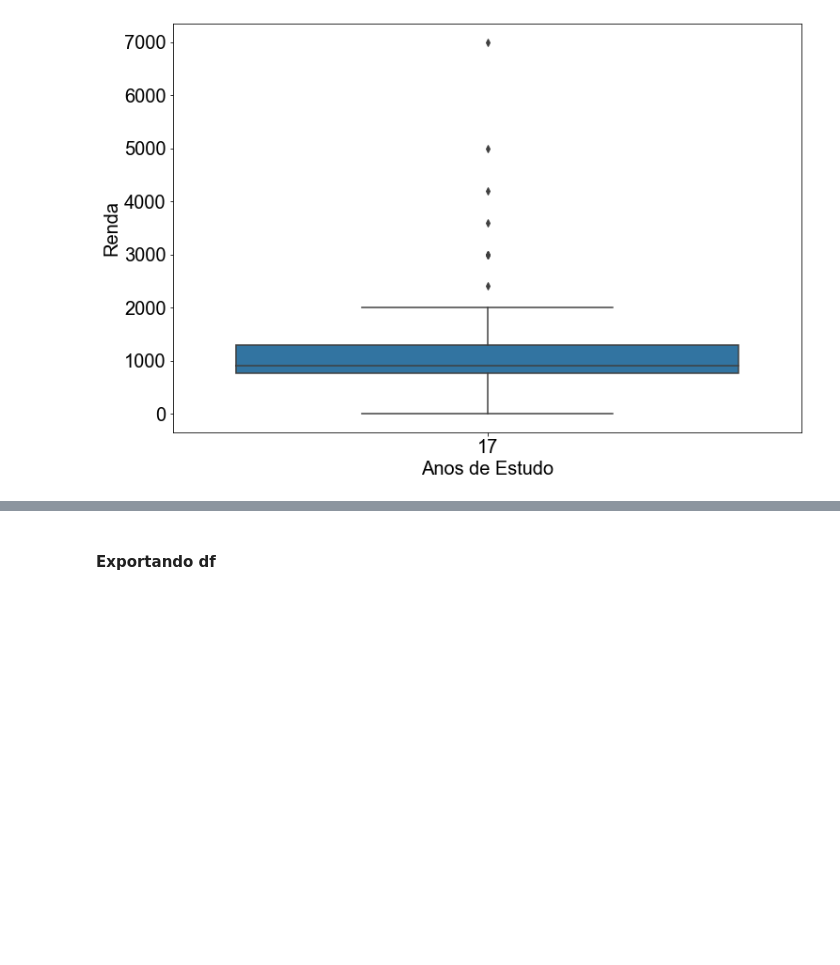
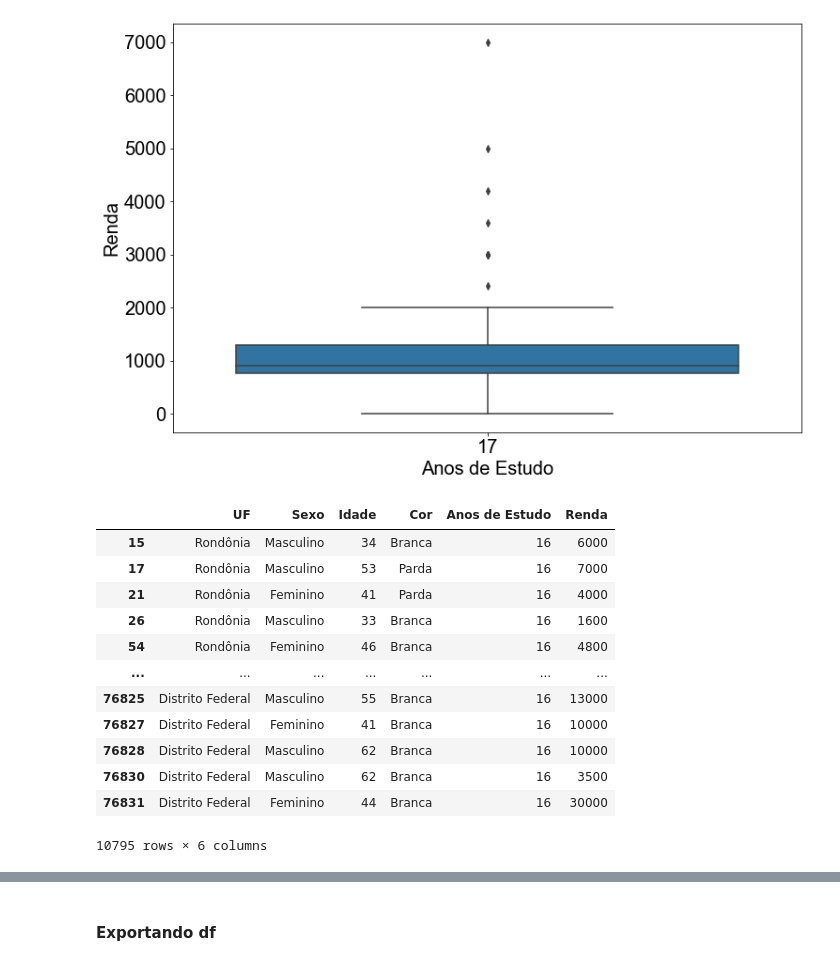
Before and after one commit to Marcus-Bernard0/Data-Science-projects, a Jupyter notebook: 1 - Projeto PNAD/Projeto.ipynb, the cells around one changed output, grey strips where cells are left out. Drawn from its saved outputs; the diff is of its cells as text; code cells hidden in the pictures; blank space fills up the shorter version.

```diff
--- a/1 - Projeto PNAD/Projeto.ipynb
+++ b/1 - Projeto PNAD/Projeto.ipynb
@@ -589,3 +599,20 @@ sns.boxplot(x = 'Anos de Estudo', y = 'Renda', data = dfYear)
 # %% [output]
 <AxesSubplot:xlabel='Anos de Estudo', ylabel='Renda'>
 [figure]
+# %%
+dfYear_16 = dados[(dados['Anos de Estudo'] == 16)]
+dfYear_16
+# %% [output]
+|  | UF | Sexo | Idade | Cor | Anos de Estudo | Renda |
+| 15 | Rondônia | Masculino | 34 | Branca | 16 | 6000 |
+| 17 | Rondônia | Masculino | 53 | Parda | 16 | 7000 |
+| 21 | Rondônia | Feminino | 41 | Parda | 16 | 4000 |
+| 26 | Rondônia | Masculino | 33 | Branca | 16 | 1600 |
+| 54 | Rondônia | Feminino | 46 | Branca | 16 | 4800 |
+| ... | ... | ... | ... | ... | ... | ... |
+| 76825 | Distrito Federal | Masculino | 55 | Branca | 16 | 13000 |
+| 76827 | Distrito Federal | Feminino | 41 | Branca | 16 | 10000 |
+| 76828 | Distrito Federal | Masculino | 62 | Branca | 16 | 10000 |
+| 76830 | Distrito Federal | Masculino | 62 | Branca | 16 | 3500 |
+| 76831 | Distrito Federal | Feminino | 44 | Branca | 16 | 30000 |
+10795 rows × 6 columns
```
Also changed, not shown: parts of 12 cells of this notebook, 2 other files.
